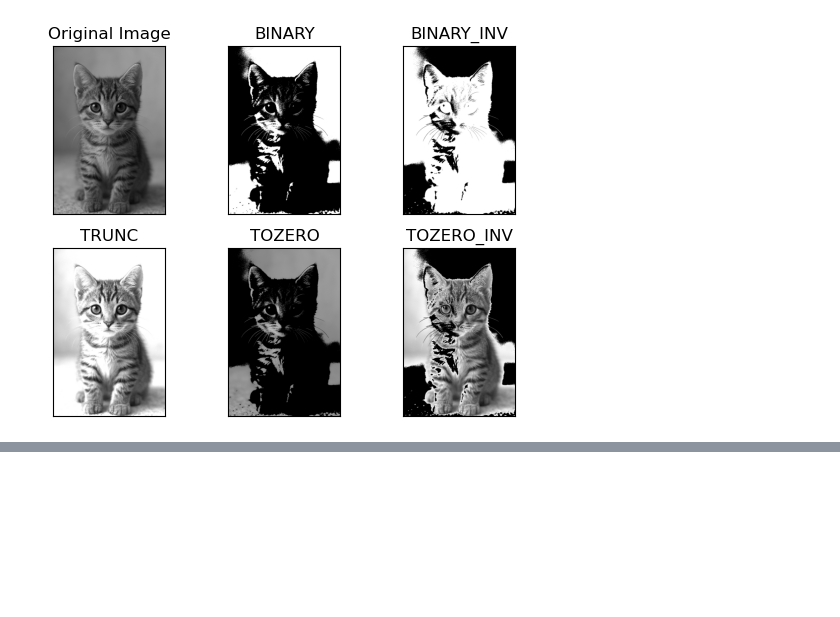
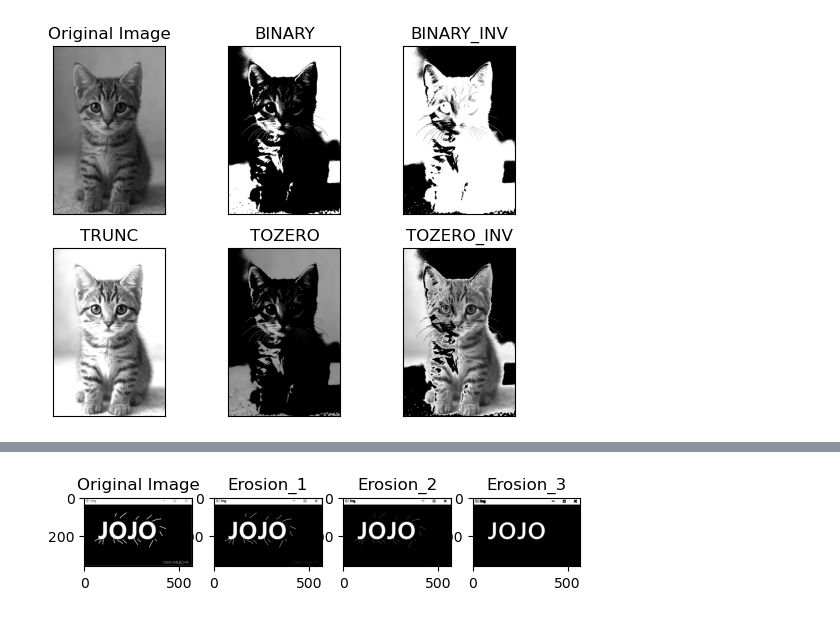
Before and after one commit to AssassinCow/-CV-, a Jupyter notebook: cv_basic.ipynb, the cells around one changed output, grey strips where cells are left out. Saved outputs shown, nothing was run; the diff lists cells and outputs as text; code cells hidden in the pictures; blank space fills up the shorter version.

```diff
--- a/cv_basic.ipynb
+++ b/cv_basic.ipynb
@@ -169,0 +230,4 @@ plt.show()
+# %%
+img=cv2.imread(r"D:\picture\erode_input.png")
+
+cv_show('img',img)
@@ -169,0 +240,16 @@ plt.show()
+# %%
+kernel=np.ones((2,2),np.uint8)
+erosion_1=cv2.erode(img,kernel,iterations=1)
+erosion_2=cv2.erode(img,kernel,iterations=2)
+erosion_3=cv2.erode(img,kernel,iterations=4)
+
+titles=['Original Image','Erosion_1','Erosion_2','Erosion_3']
+images=[img,erosion_1,erosion_2,erosion_3]
+
+for i in range(4):
+    plt.subplot(1,4,i+1)
+    plt.title(titles[i])
+    plt.imshow(images[i])
+plt.show()
+# %% [output]
+[figure, added]
```
Also changed, not shown: parts of 49 cells of this notebook.
